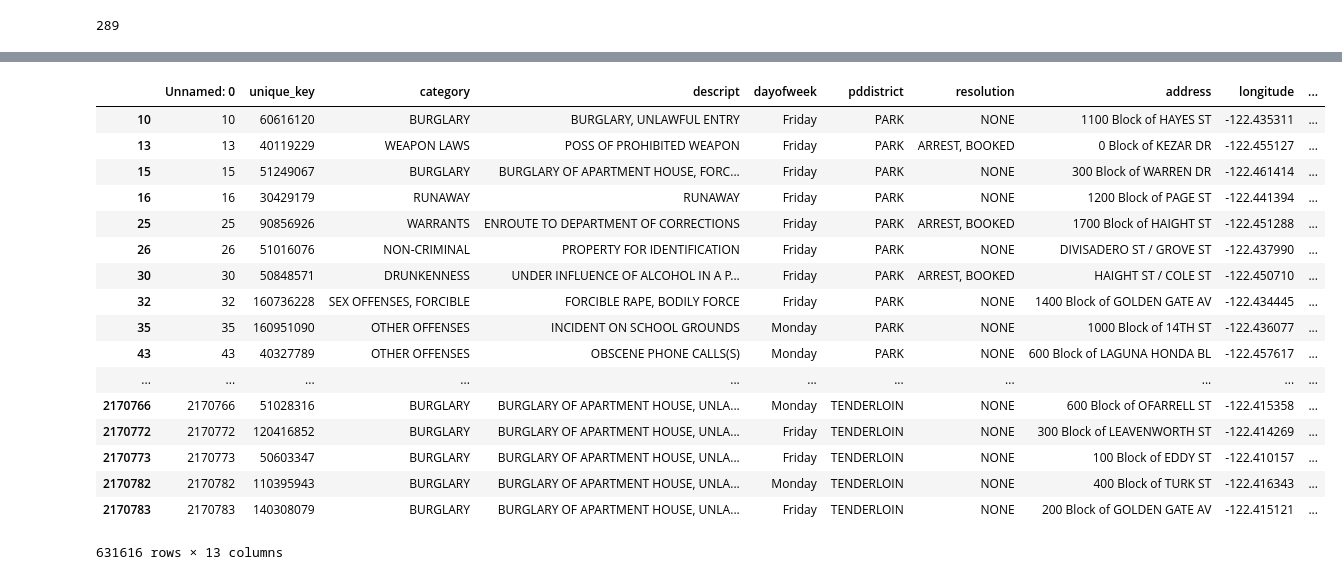
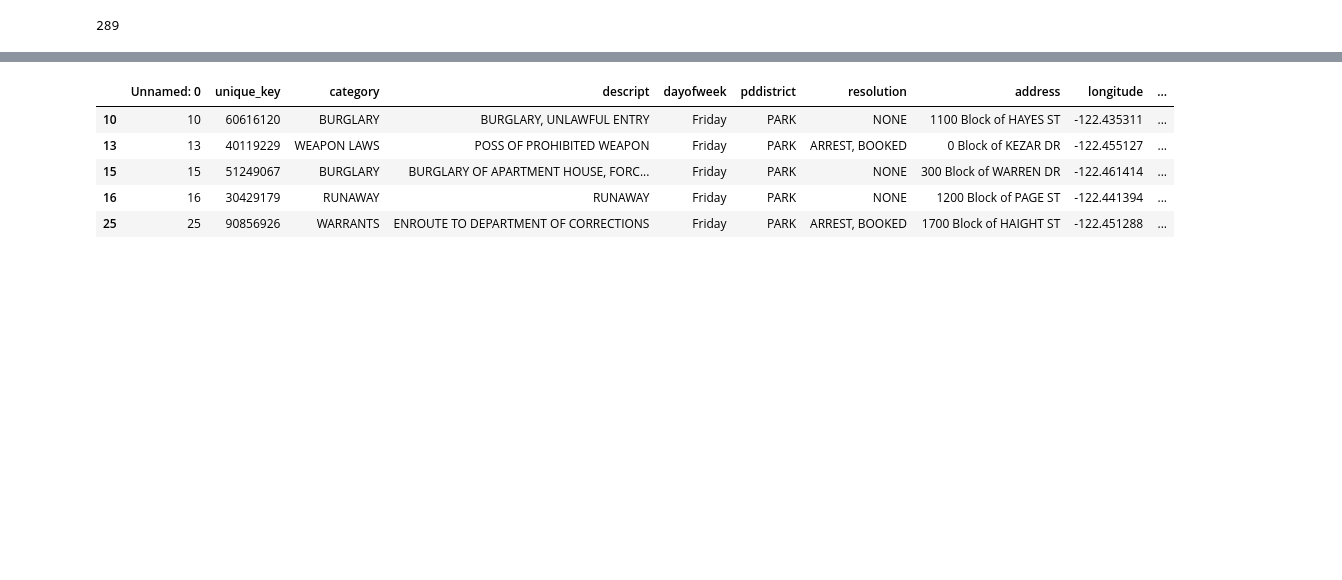
Before and after one commit to tfox72/tfox72.github.io, a Jupyter notebook: notebooks/SFPD_Pandas.ipynb, the cells around one changed output, grey strips where cells are left out. Saved outputs shown, nothing was run; the diff lists cells and outputs as text; code cells hidden in the pictures; blank space fills up the shorter version.

```diff
--- a/notebooks/SFPD_Pandas.ipynb
+++ b/notebooks/SFPD_Pandas.ipynb
@@ -104,25 +104,13 @@ df
 # %%
 # what are all the crimes that occured on Monday or Friday
 df = sfpd[(sfpd['dayofweek'] =='Monday') | (sfpd['dayofweek'] == 'Friday')]
-df
+df.head()
 # %% [output]
 |  | Unnamed: 0 | unique_key | category | descript | dayofweek | pddistrict | resolution | address | longitude | ... |
 | 10 | 10 | 60616120 | BURGLARY | BURGLARY, UNLAWFUL ENTRY | Friday | PARK | NONE | 1100 Block of HAYES ST | -122.435311 | ... |
 | 13 | 13 | 40119229 | WEAPON LAWS | POSS OF PROHIBITED WEAPON | Friday | PARK | ARREST, BOOKED | 0 Block of KEZAR DR | -122.455127 | ... |
 | 15 | 15 | 51249067 | BURGLARY | BURGLARY OF APARTMENT HOUSE, FORC... | Friday | PARK | NONE | 300 Block of WARREN DR | -122.461414 | ... |
 | 16 | 16 | 30429179 | RUNAWAY | RUNAWAY | Friday | PARK | NONE | 1200 Block of PAGE ST | -122.441394 | ... |
 | 25 | 25 | 90856926 | WARRANTS | ENROUTE TO DEPARTMENT OF CORRECTIONS | Friday | PARK | ARREST, BOOKED | 1700 Block of HAIGHT ST | -122.451288 | ... |
-| 26 | 26 | 51016076 | NON-CRIMINAL | PROPERTY FOR IDENTIFICATION | Friday | PARK | NONE | DIVISADERO ST / GROVE ST | -122.437990 | ... |
-| 30 | 30 | 50848571 | DRUNKENNESS | UNDER INFLUENCE OF ALCOHOL IN A P... | Friday | PARK | ARREST, BOOKED | HAIGHT ST / COLE ST | -122.450710 | ... |
-| 32 | 32 | 160736228 | SEX OFFENSES, FORCIBLE | FORCIBLE RAPE, BODILY FORCE | Friday | PARK | NONE | 1400 Block of GOLDEN GATE AV | -122.434445 | ... |
-| 35 | 35 | 160951090 | OTHER OFFENSES | INCIDENT ON SCHOOL GROUNDS | Monday | PARK | NONE | 1000 Block of 14TH ST | -122.436077 | ... |
-| 43 | 43 | 40327789 | OTHER OFFENSES | OBSCENE PHONE CALLS(S) | Monday | PARK | NONE | 600 Block of LAGUNA HONDA BL | -122.457617 | ... |
-| ... | ... | ... | ... | ... | ... | ... | ... | ... | ... | ... |
-| 2170766 | 2170766 | 51028316 | BURGLARY | BURGLARY OF APARTMENT HOUSE, UNLA... | Monday | TENDERLOIN | NONE | 600 Block of OFARRELL ST | -122.415358 | ... |
-| 2170772 | 2170772 | 120416852 | BURGLARY | BURGLARY OF APARTMENT HOUSE, UNLA... | Friday | TENDERLOIN | NONE | 300 Block of LEAVENWORTH ST | -122.414269 | ... |
-| 2170773 | 2170773 | 50603347 | BURGLARY | BURGLARY OF APARTMENT HOUSE, UNLA... | Friday | TENDERLOIN | NONE | 100 Block of EDDY ST | -122.410157 | ... |
-| 2170782 | 2170782 | 110395943 | BURGLARY | BURGLARY OF APARTMENT HOUSE, UNLA... | Monday | TENDERLOIN | NONE | 400 Block of TURK ST | -122.416343 | ... |
-| 2170783 | 2170783 | 140308079 | BURGLARY | BURGLARY OF APARTMENT HOUSE, UNLA... | Friday | TENDERLOIN | NONE | 200 Block of GOLDEN GATE AV | -122.415121 | ... |
-631616 rows × 13 columns
 # %%
 # count the number of occurences per crime per district
```
Also changed, not shown: parts of 14 cells of this notebook.
